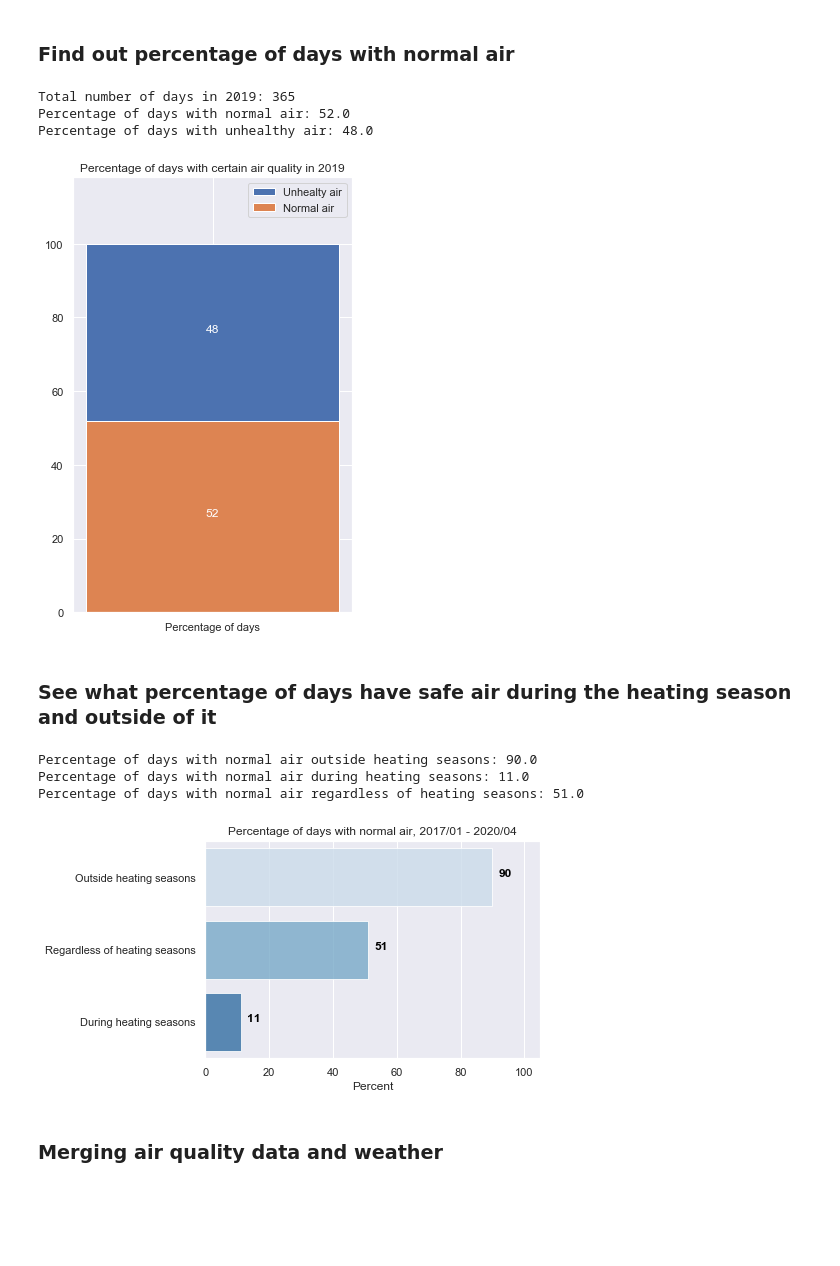
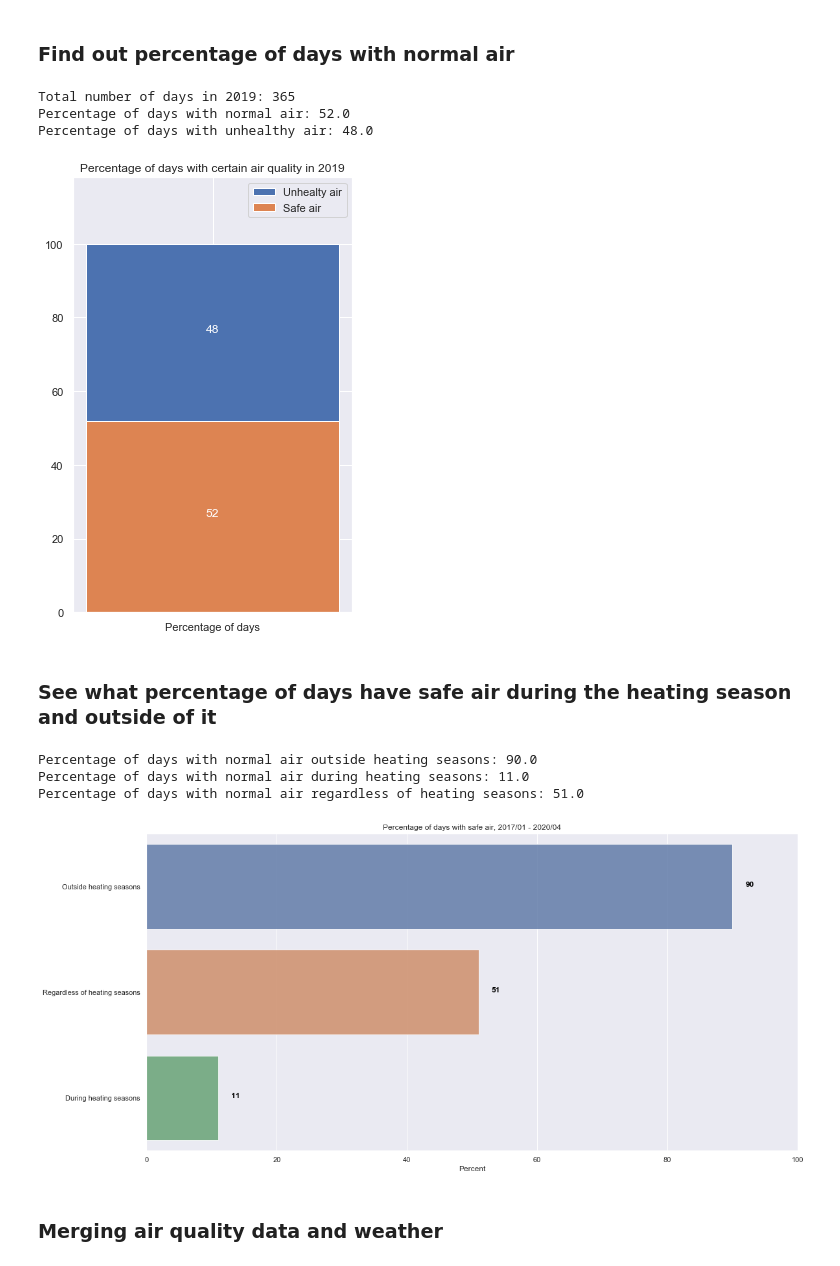
Before and after one commit to alibekU/almaty_air_2020, a Jupyter notebook: analysis_pm25.ipynb, the cells around one changed output. Saved outputs shown, nothing was run; the diff lists cells and outputs as text; code cells hidden in the pictures; blank space fills up the shorter version.

Commit message:
adding plot files

```diff
--- a/analysis_pm25.ipynb
+++ b/analysis_pm25.ipynb
@@ -496,7 +497,6 @@ print('Percentage of days with unhealthy air:', unhealthy_air)
 
 import matplotlib.pyplot as plt
 
-
 # store values and labels in lists
 percentages = [normal_air, unhealthy_air]
 labels_percentages = ['Normal air', 'Unhealty air']
@@ -505,7 +505,7 @@ fig, ax = plt.subplots()
 fig.set_size_inches(5, 8)
 
 ax.bar('Percentage of days', unhealthy_air, bottom=normal_air, label='Unhealty air')
-ax.bar('Percentage of days', normal_air,  label='Normal air')
+ax.bar('Percentage of days', normal_air,  label='Safe air')
 
 ax.set(ylim = (0,118))
 ax.legend()
@@ -519,11 +519,12 @@ ax.text(0,normal_air + unhealthy_air/2,str(int(unhealthy_air)),ha='center', colo
 
 plt.title('Percentage of days with certain air quality in 2019')
 plt.show()
+ax.figure.savefig('overall_percentage_air.png')
 # %% [output]
 Total number of days in 2019: 365
 Percentage of days with normal air: 52.0
 Percentage of days with unhealthy air: 48.0
-[figure, old version]
+[figure, new version]
 # %% [markdown]
 ### See what percentage of days have safe air during the heating season and outside of it
 # %%
@@ -537,37 +538,43 @@ total_days = dataAir.shape[0]
 normal_air_days = dataAir['PM2.5'][dataAir['PM2.5']<=PM25_safe_value].count()
 
 # calcualate percentages
 no_heating_percent = round(100*(numb_Safe_Air_Days_No_Heating/numb_No_Heating_Days),0)
 heating_percent = round(100*(numb_Safe_Air_Days_Heating/numb_Heating_Days),0)
 normal_air_percent = round(100*normal_air_days/total_days,0)
 
 print('Percentage of days with normal air outside heating seasons:', no_heating_percent)
 print('Percentage of days with normal air during heating seasons:', heating_percent)
 print('Percentage of days with normal air regardless of heating seasons:', normal_air_percent)
 
 import seaborn as sns
+fig, ax = plt.subplots()
+
+# set size and style
+fig.set_size_inches(18, 9)
+
 sns.set_style('darkgrid')
 
 # store values and labels in lists
 X_plot = [no_heating_percent, normal_air_percent, heating_percent]
 labels = ['Outside heating seasons', 'Regardless of heating seasons', 'During heating seasons']
 
 # plot percentages using bar plot
-ax = sns.barplot(x=X_plot, y=labels, alpha=0.8, palette='Blues')
-ax.set(xlim = (0,105))
+ax = sns.barplot(x=X_plot, y=labels, alpha=0.8)
+ax.set(xlim = (0,100))
 
 # display values of bars
 for index,value in enumerate(X_plot):
     ax.text(value+2, index, str(int(value)), color='black', fontweight='bold')
 
 ax.set_xlabel('Percent')
-plt.title('Percentage of days with normal air, 2017/01 - 2020/04')
+plt.title('Percentage of days with safe air, 2017/01 - 2020/04')
 plt.show()
+ax.figure.savefig('percentage_days_normal_air.png')
 # %% [output]
 Percentage of days with normal air outside heating seasons: 90.0
 Percentage of days with normal air during heating seasons: 11.0
 Percentage of days with normal air regardless of heating seasons: 51.0
-[figure, old version]
+[figure, new version]
 # %% [markdown]
 ### Merging air quality data and weather
 # %%
```
Also changed, not shown: parts of 7 cells of this notebook, 9 other files.
